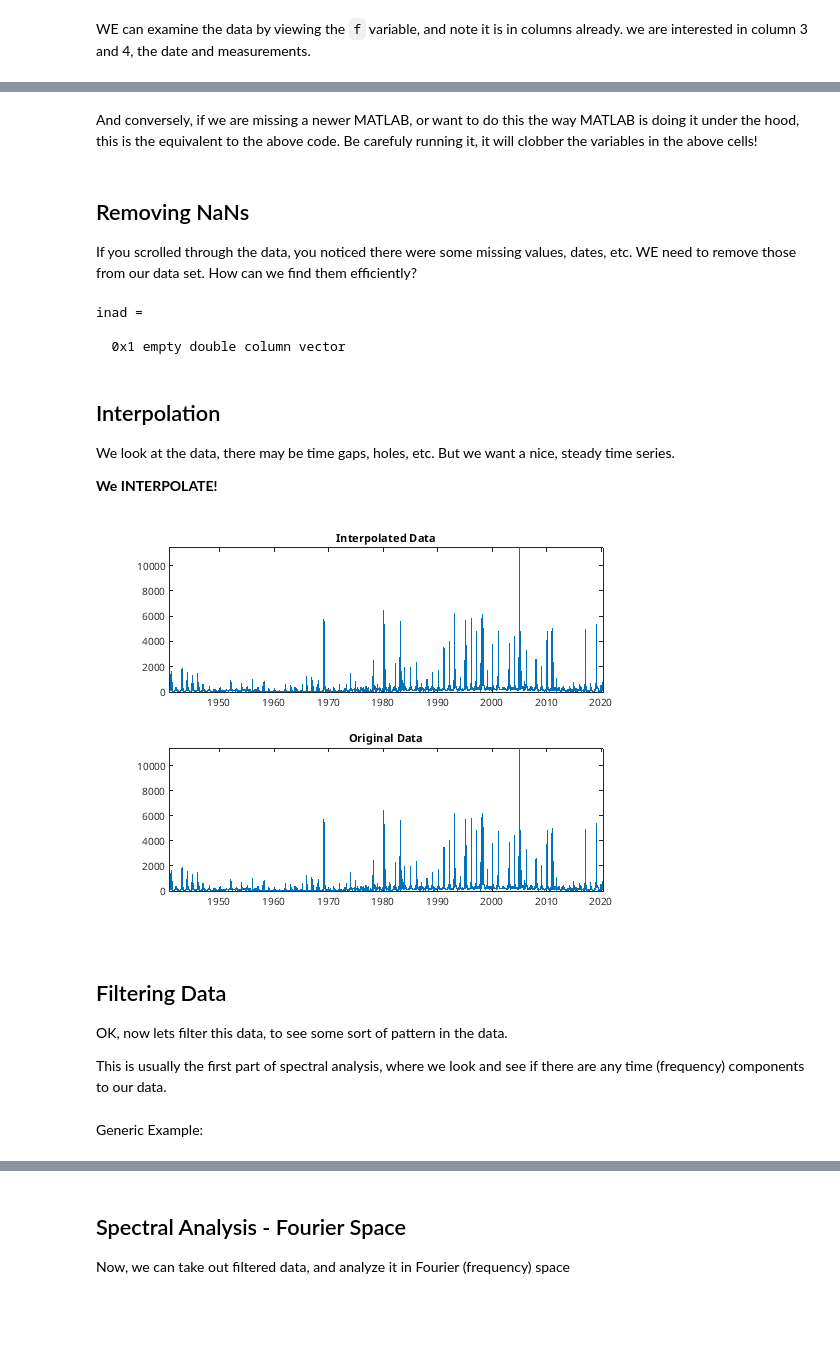
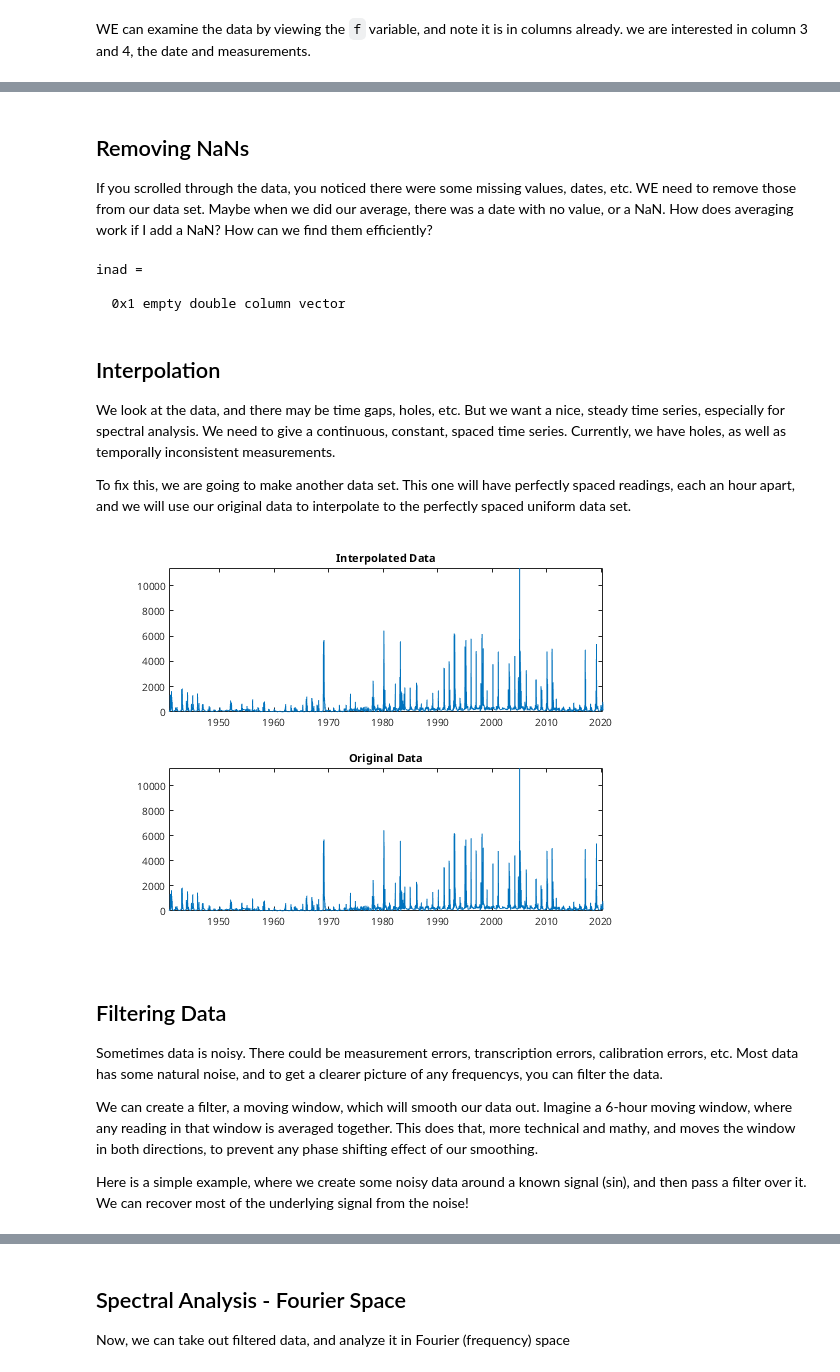
Before and after one commit to tgstone/sio-math-workshop, a Jupyter notebook: docs/source/day2/data_workshop2.ipynb, the cells around one changed output, grey strips where cells are left out. Cells and saved outputs as stored; diff of their text form; code cells hidden in the pictures; blank space fills up the shorter version.

```diff
--- a/docs/source/day2/data_workshop2.ipynb
+++ b/docs/source/day2/data_workshop2.ipynb
@@ -121,8 +146,6 @@ months = 29066x1 double
-# %% [markdown]
-And conversely, if we are missing a newer MATLAB, or want to do this the way MATLAB is doing it under the hood, this is the equivalent to the above code. Be carefuly running it, it will clobber the variables in the above cells!
 # %% [markdown]
 ## Removing NaNs
-If you scrolled through the data, you noticed there were some missing values, dates, etc. WE need to remove those from our data set. How can we find them efficiently?
+If you scrolled through the data, you noticed there were some missing values, dates, etc. WE need to remove those from our data set. Maybe when we did our average, there was a date with no value, or a NaN. How does averaging work if I add a NaN? How can we find them efficiently?
 # %%
 % MATLAB
 % clean NaNs
@@ -142,31 +165,33 @@ inad =
   0x1 empty double column vector
 # %% [markdown]
 ## Interpolation
-We look at the data, there may be time gaps, holes, etc. But we want a nice, steady time series.
+We look at the data, and there may be time gaps, holes, etc. But we want a nice, steady time series, especially for spectral analysis. We need to give a continuous, constant, spaced time series. Currently, we have holes, as well as temporally inconsistent measurements.
 
-**We INTERPOLATE!**
+To fix this, we are going to make another data set. This one will have perfectly spaced readings, each an hour apart, and we will use our original data to interpolate to the perfectly spaced uniform data set.
 # %%
 % Interpolate for hourly times
 % using interp1
 
 firstday = datenum( date(1) );    % first time
 lastday  = datenum( date(end) );  % last time
 xq = firstday : 1/24 : lastday;   % make a vector with perfect hour spacing
-yq = interp1(datenum(date), flow, xq, 'pchip'); % Interpolate to that perfectly spaced vector
+
+% Interpolate flow to that perfectly spaced vector xq
+yq = interp1(datenum(date), flow, xq, 'pchip');
 close all
 subplot(2,1,1)
 xq_datetime = datetime( xq , 'ConvertFrom', 'datenum' );
 plot(xq_datetime,yq); title('Interpolated Data');
 subplot(2,1,2)
 plot(date, flow); title('Original Data');
 # %% [output]
-[figure, old version]
+[figure, new version]
 # %% [markdown]
 ## Filtering Data
 
-OK, now lets filter this data, to see some sort of pattern in the data.
+Sometimes data is noisy. There could be measurement errors, transcription errors, calibration errors, etc. Most data has some natural noise, and to get a clearer picture of any frequencys, you can filter the data.
 
-This is usually the first part of spectral analysis, where we look and see if there are any time (frequency) components to our data.
+We can create a filter, a moving window, which will smooth our data out. Imagine a 6-hour moving window, where any reading in that window is averaged together. This does that, more technical and mathy, and moves the window in both directions, to prevent any phase shifting effect of our smoothing.
+
+Here is a simple example, where we create some noisy data around a  known signal (sin), and then pass a filter over it. We can recover most of the underlying signal from the noise!
-# %% [markdown]
-Generic Example:
 # %%
```
Also changed, not shown: parts of 21 cells of this notebook.
